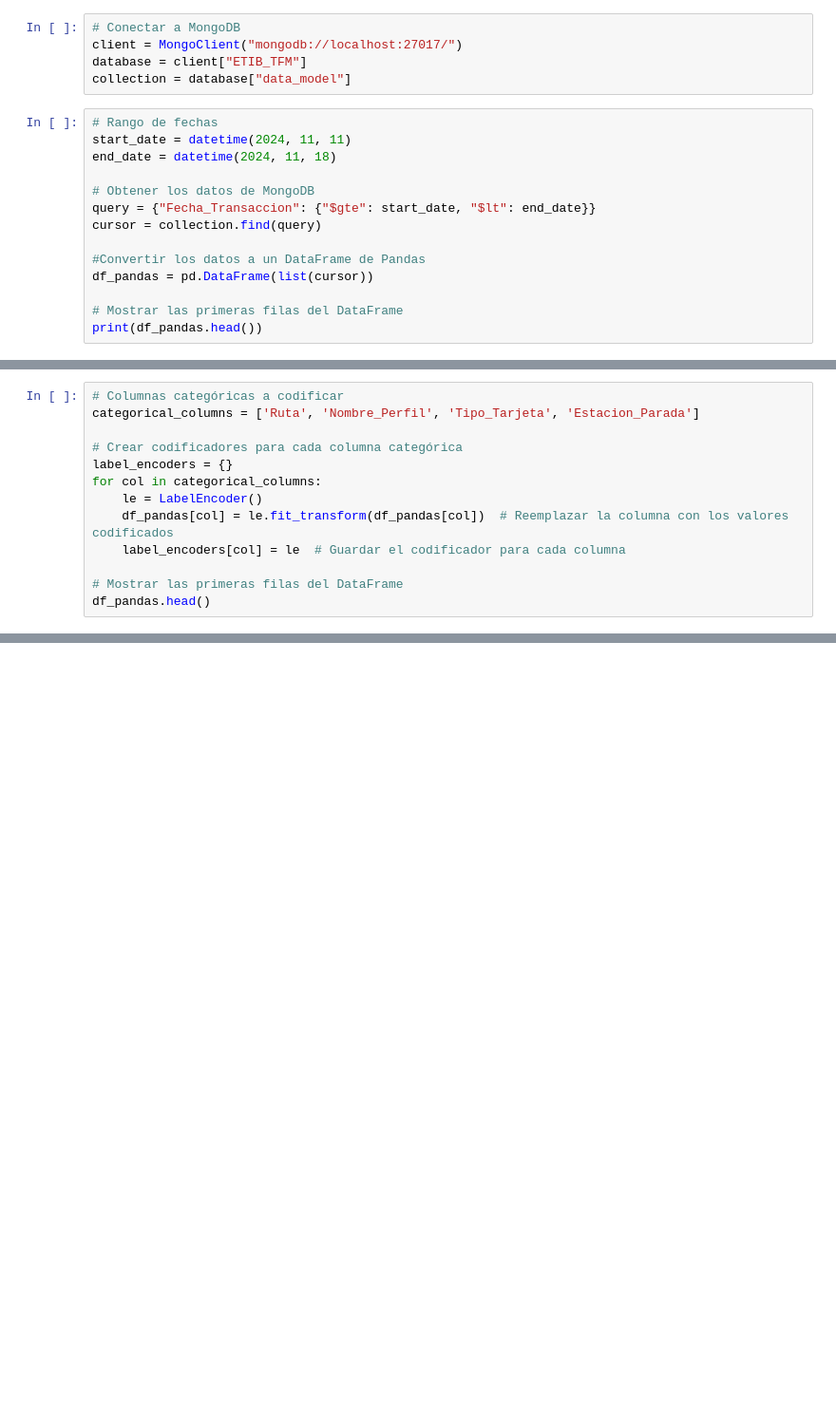
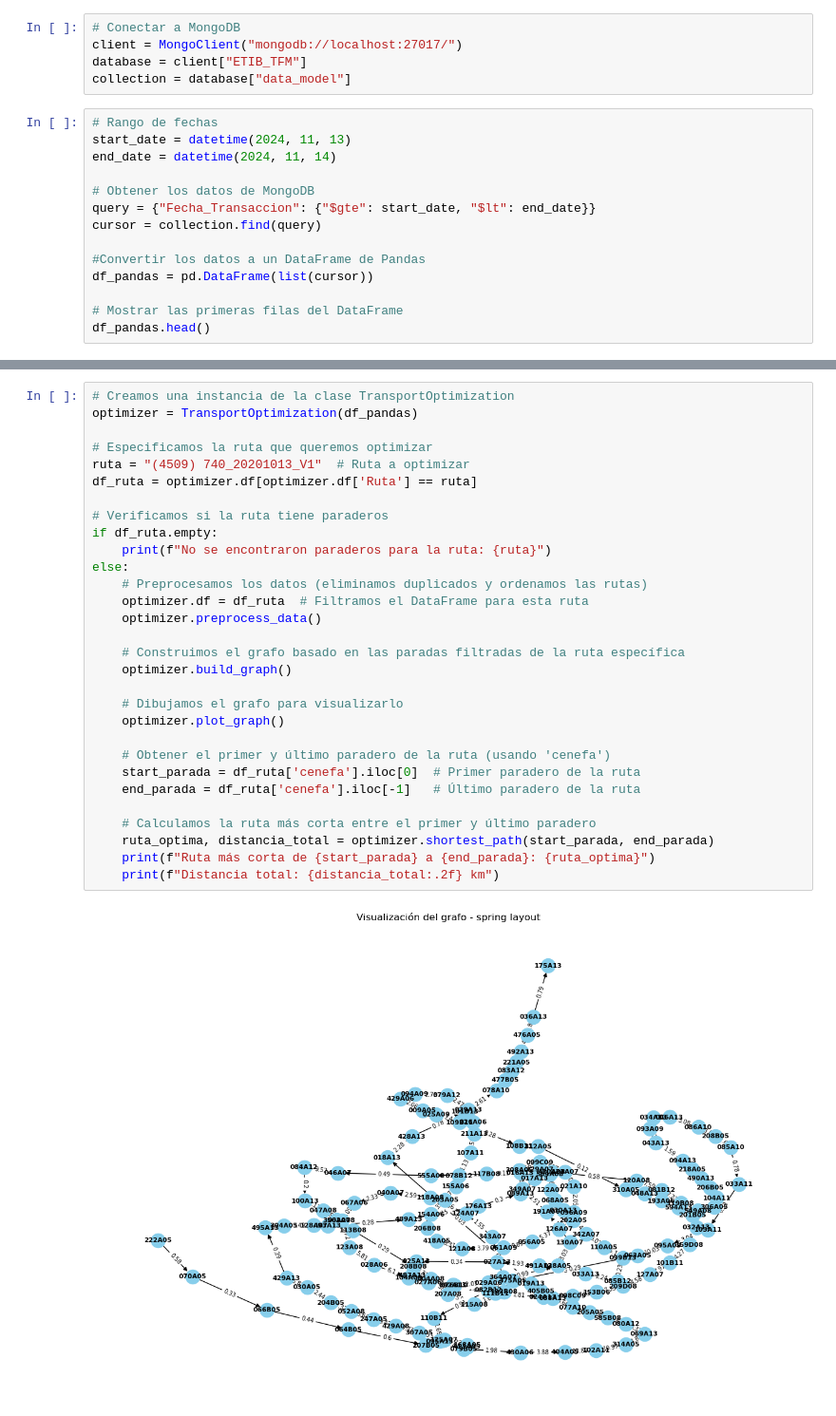
Before and after one commit to gcherreram/TrabajoFinalMaster_IMF, a Jupyter notebook: Scripts/ACO_datamodel.ipynb, the cells around one changed output, grey strips where cells are left out. Shown at 95% size. Cells and saved outputs as stored; diff of their text form; blank space fills up the shorter version.

Commit message:
Add bus_Stops data, new class for ACO_Datamodel

```diff
--- a/Scripts/ACO_datamodel.ipynb
+++ b/Scripts/ACO_datamodel.ipynb
@@ -12,8 +16,8 @@ database = client["ETIB_TFM"]
 collection = database["data_model"]
 # %%
 # Rango de fechas
-start_date = datetime(2024, 11, 11)
-end_date = datetime(2024, 11, 18)
+start_date = datetime(2024, 11, 13)
+end_date = datetime(2024, 11, 14)
 
 # Obtener los datos de MongoDB
 query = {"Fecha_Transaccion": {"$gte": start_date, "$lt": end_date}}
@@ -23,5 +27,5 @@ cursor = collection.find(query)
 df_pandas = pd.DataFrame(list(cursor))
 
 # Mostrar las primeras filas del DataFrame
-print(df_pandas.head())
+df_pandas.head()
 # %% [output]
@@ -45,13 +38,0 @@ print(df_pandas.head())
-# %%
-# Columnas categóricas a codificar
-categorical_columns = ['Ruta', 'Nombre_Perfil', 'Tipo_Tarjeta', 'Estacion_Parada']
-
-# Crear codificadores para cada columna categórica
-label_encoders = {}
-for col in categorical_columns:
-    le = LabelEncoder()
-    df_pandas[col] = le.fit_transform(df_pandas[col])  # Reemplazar la columna con los valores codificados
-    label_encoders[col] = le  # Guardar el codificador para cada columna
-
-# Mostrar las primeras filas del DataFrame
-df_pandas.head()
@@ -110,0 +128,32 @@ KeyboardInterrupt:
+# %%
+# Creamos una instancia de la clase TransportOptimization
+optimizer = TransportOptimization(df_pandas)
+
+# Especificamos la ruta que queremos optimizar
+ruta = "(4509) 740_20201013_V1"  # Ruta a optimizar
+df_ruta = optimizer.df[optimizer.df['Ruta'] == ruta]
+
+# Verificamos si la ruta tiene paraderos
+if df_ruta.empty:
+    print(f"No se encontraron paraderos para la ruta: {ruta}")
+else:
+    # Preprocesamos los datos (eliminamos duplicados y ordenamos las rutas)
+    optimizer.df = df_ruta  # Filtramos el DataFrame para esta ruta
+    optimizer.preprocess_data()
+
+    # Construimos el grafo basado en las paradas filtradas de la ruta específica
+    optimizer.build_graph()
+
+    # Dibujamos el grafo para visualizarlo
+    optimizer.plot_graph()
+
+    # Obtener el primer y último paradero de la ruta (usando 'cenefa')
+    start_parada = df_ruta['cenefa'].iloc[0]  # Primer paradero de la ruta
+    end_parada = df_ruta['cenefa'].iloc[-1]   # Último paradero de la ruta
+
+    # Calculamos la ruta más corta entre el primer y último paradero
+    ruta_optima, distancia_total = optimizer.shortest_path(start_parada, end_parada)
+    print(f"Ruta más corta de {start_parada} a {end_parada}: {ruta_optima}")
+    print(f"Distancia total: {distancia_total:.2f} km")
+# %% [output]
+[figure, added]
```
Also changed, not shown: parts of 9 cells of this notebook, 1 other file.
